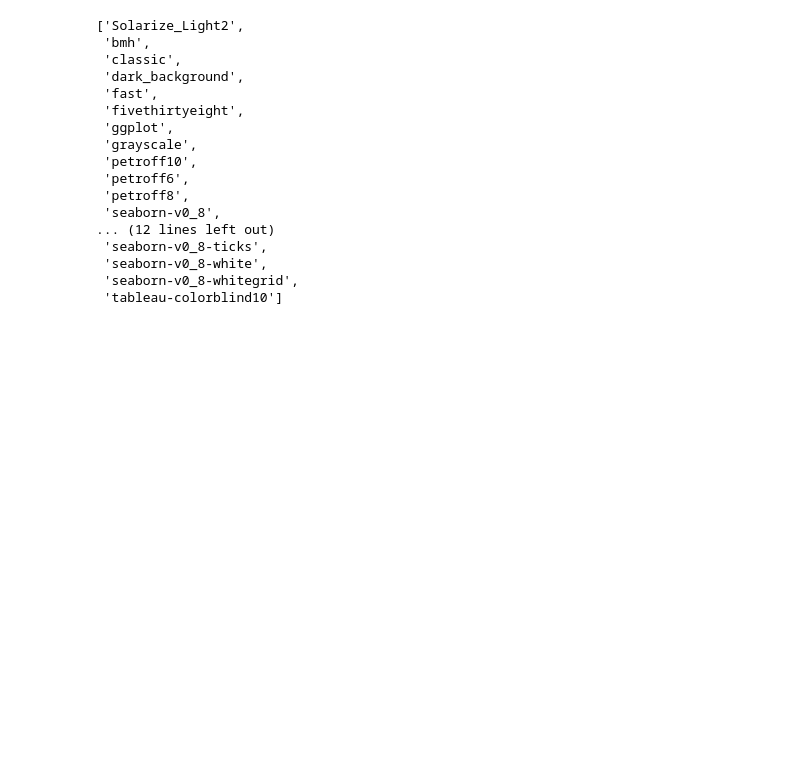
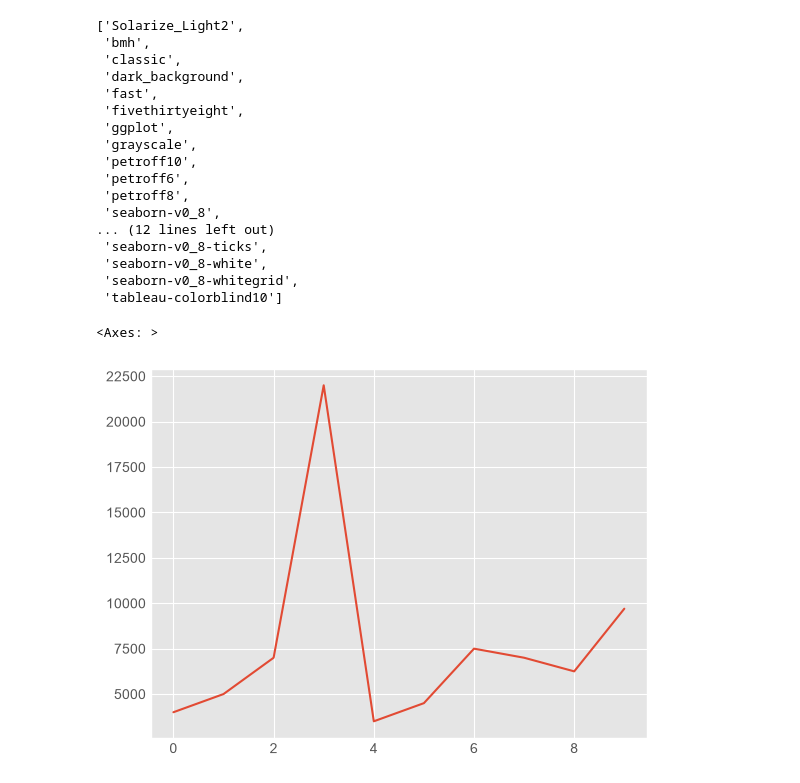
Before and after one commit to ayinde-xyz/ml-learn, a Jupyter notebook: matplotlib_learn.ipynb, the cells around one changed output. Saved outputs shown, nothing was run; the diff lists cells and outputs as text; code cells hidden in the pictures; blank space fills up the shorter version.

```diff
--- a/matplotlib_learn.ipynb
+++ b/matplotlib_learn.ipynb
@@ -352,3 +352,8 @@ plt.style.available
  'seaborn-v0_8-white',
  'seaborn-v0_8-whitegrid',
  'tableau-colorblind10']
+# %%
+car_sales["Price"].plot()
+# %% [output]
+<Axes: >
+[figure, added]
```
Also changed, not shown: parts of 37 cells of this notebook, 1 other file.
